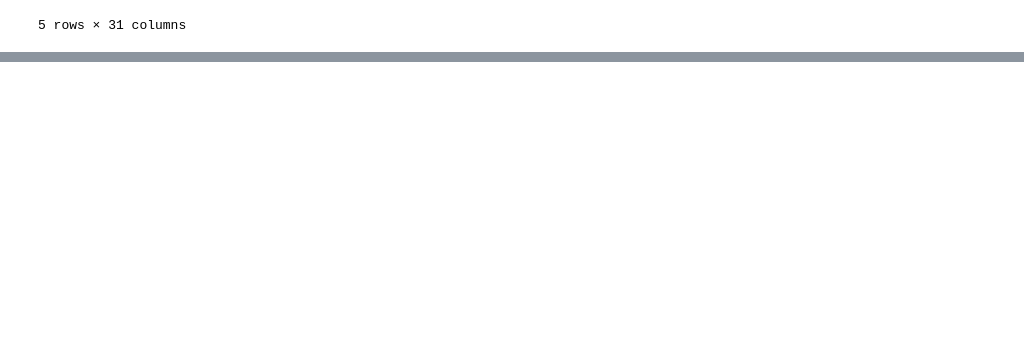
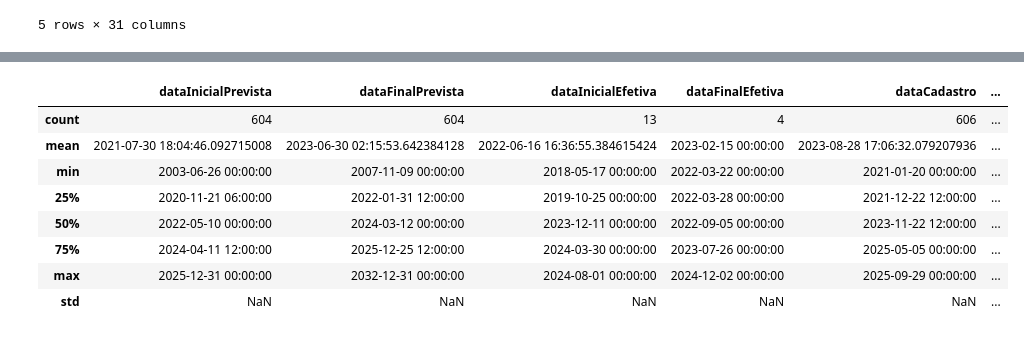
Before and after one commit to lcsgborges/obrasgov-df-data-extraction, a Jupyter notebook: main.ipynb, the cells around one changed output, grey strips where cells are left out. Drawn from its saved outputs; the diff is of its cells as text; code cells hidden in the pictures; blank space fills up the shorter version.

Commit message:
feat: tratamento dos dados

```diff
--- a/main.ipynb
+++ b/main.ipynb
@@ -232,0 +334,18 @@ Exemplo de linhas com valores nulos:
+# %%
+# NORMALIZAR OS DADOS
+
+# renomear colunas:
+
+new_df = new_df.rename(
+    columns=lambda x: x.replace('desc', 'descricao') if x.startswith('desc') else x
+)
+
+new_df = new_df.rename(
+    columns=lambda x: x.replace('qdt', 'quantidade') if x.startswith('qdt') else x
+)
+
+new_df = new_df.rename(
+    columns=lambda x: x.replace('is', 'eh') if x.startswith('is') else x
+)
+
+new_df.info()
@@ -232,0 +370,5 @@ Exemplo de linhas com valores nulos:
+# %%
+# remover duplicatas pelo id, nomr e cep
+new_df = new_df.drop_duplicates(subset=['idUnico', 'nome', 'cep'])
+
+new_df.info()
@@ -232,0 +393,13 @@ Exemplo de linhas com valores nulos:
+# %%
+# visualizando dados descritivos numericos e de datas:
+new_df.describe()
+# %% [output]
+|  | dataInicialPrevista | dataFinalPrevista | dataInicialEfetiva | dataFinalEfetiva | dataCadastro | ... |
+| count | 604 | 604 | 13 | 4 | 606 | ... |
+| mean | 2021-07-30 18:04:46.092715008 | 2023-06-30 02:15:53.642384128 | 2022-06-16 16:36:55.384615424 | 2023-02-15 00:00:00 | 2023-08-28 17:06:32.079207936 | ... |
+| min | 2003-06-26 00:00:00 | 2007-11-09 00:00:00 | 2018-05-17 00:00:00 | 2022-03-22 00:00:00 | 2021-01-20 00:00:00 | ... |
+| 25% | 2020-11-21 06:00:00 | 2022-01-31 12:00:00 | 2019-10-25 00:00:00 | 2022-03-28 00:00:00 | 2021-12-22 12:00:00 | ... |
+| 50% | 2022-05-10 00:00:00 | 2024-03-12 00:00:00 | 2023-12-11 00:00:00 | 2022-09-05 00:00:00 | 2023-11-22 12:00:00 | ... |
+| 75% | 2024-04-11 12:00:00 | 2025-12-25 12:00:00 | 2024-03-30 00:00:00 | 2023-07-26 00:00:00 | 2025-05-05 00:00:00 | ... |
+| max | 2025-12-31 00:00:00 | 2032-12-31 00:00:00 | 2024-08-01 00:00:00 | 2024-12-02 00:00:00 | 2025-09-29 00:00:00 | ... |
+| std | NaN | NaN | NaN | NaN | NaN | ... |
```
Also changed, not shown: parts of 9 cells of this notebook.
